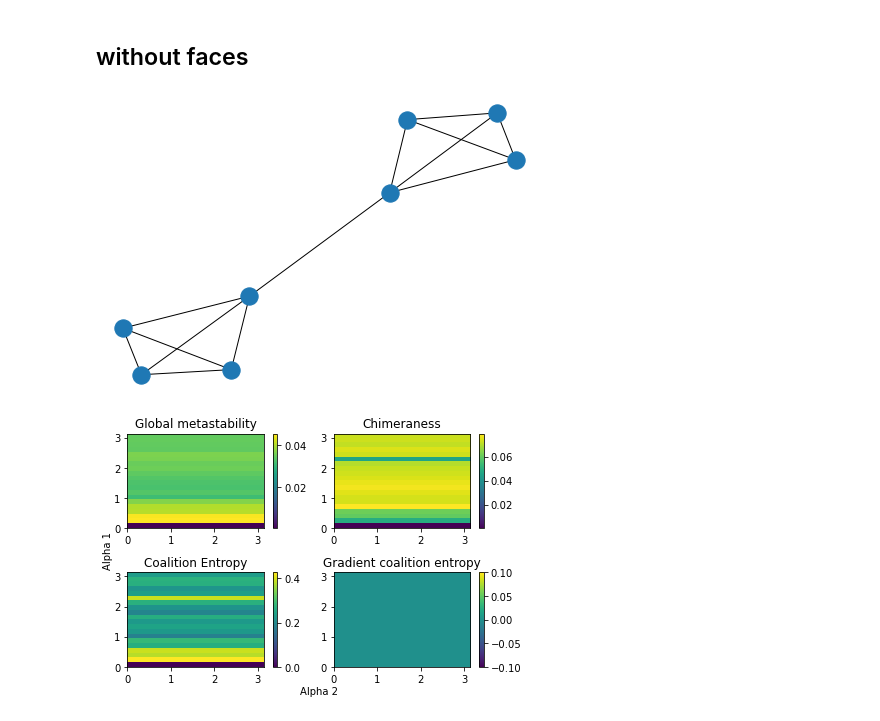
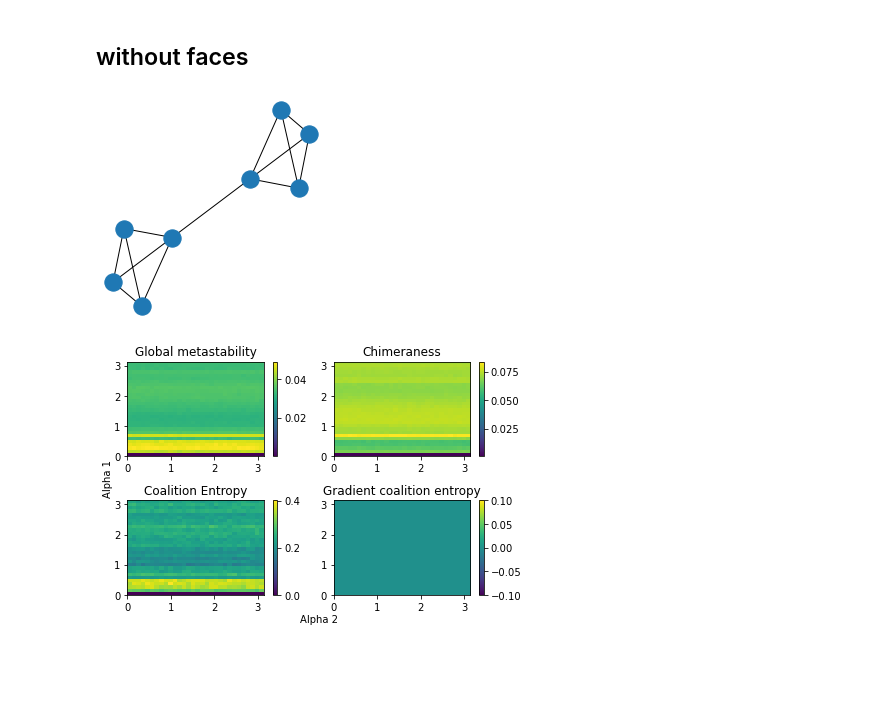
Before and after one commit to arnaudon/simplicial-kuramoto, a Jupyter notebook: example/analysis_chimera_scan.ipynb, the cells around one changed output. Saved outputs shown, nothing was run; the diff lists cells and outputs as text; code cells hidden in the pictures; blank space fills up the shorter version.

```diff
--- a/example/analysis_chimera_scan.ipynb
+++ b/example/analysis_chimera_scan.ipynb
@@ -42,3 +42,5 @@ def plot_measures(gms,chi,ce,ceg):
 
     fig.text(0.5, 0.0, 'Alpha 2', ha='center')
     fig.text(0.0, 0.5, 'Alpha 1', va='center', rotation='vertical')
+
+    return fig
@@ -92,10 +124,0 @@ plot_measures(gms,chi,ce,ceg)
-# %%
-file = 'results_graph_3_3_alpha1_no_faces.pkl'
-file = open(folder + file,'rb')
-Gsc, gms, chi, ce, ceg = pickle.load(file)
-
-plt.plot(alpha_1 ,gms)
-plt.plot(alpha_1 ,chi)
-plt.plot(alpha_1 ,ce)
-plt.plot(alpha_1 ,ceg)
-plt.legend(labels);plt.xlabel('alpha 1')
@@ -108,11 +128,13 @@ Text(0.5, 0, 'alpha 1')
 # with faces
 # %%
 folder = './results/'
-file = 'results_graph_4_4.pkl'
+file = 'two_comms_four_nodes.pkl'
+file = open(folder + file,'rb')
+Gsc, results = pickle.load(file)
+plt.figure(figsize=(3,3));nx.draw(Gsc.graph)
 
-file = open(folder + file,'rb')
-Gsc, gms, chi, ce, ceg = pickle.load(file)
+edge_community_assignment=np.array(list(nx.get_edge_attributes(Gsc.graph,'edge_com').values()))
 
-nx.draw(Gsc.graph)
+gms,chi,ce,ceg = shanahan_metrics(results)
 plot_measures(gms,chi,ce,ceg)
 # %% [output]
@@ -121,10 +142,0 @@ plot_measures(gms,chi,ce,ceg)
-# %%
-file = 'results_graph_4_4_alpha1.pkl'
-file = open(folder + file,'rb')
-Gsc, gms, chi, ce, ceg = pickle.load(file)
-
-plt.plot(alpha_1 ,gms)
-plt.plot(alpha_1 ,chi)
-plt.plot(alpha_1 ,ce)
-plt.plot(alpha_1 ,ceg)
-plt.legend(labels);plt.xlabel('alpha 1')
@@ -135,13 +144,15 @@ Text(0.5, 0, 'alpha 1')
 ## without faces
 # %%
 folder = './results/'
-file = 'results_graph_4_4_no_faces.pkl'
+file = 'two_comms_four_nodes_nofaces.pkl'
+file = open(folder + file,'rb')
+Gsc, results = pickle.load(file)
+plt.figure(figsize=(3,3));nx.draw(Gsc.graph)
 
-file = open(folder + file,'rb')
-Gsc, gms, chi, ce, ceg = pickle.load(file)
+edge_community_assignment=np.array(list(nx.get_edge_attributes(Gsc.graph,'edge_com').values()))
 
-nx.draw(Gsc.graph)
+gms,chi,ce,ceg = shanahan_metrics(results)
 plot_measures(gms,chi,ce,ceg)
 # %% [output]
-[figure, old version]
+[figure, new version]
-[figure, old version]
+[figure, new version]
```
Also changed, not shown: parts of 13 cells of this notebook, 3 other files.
